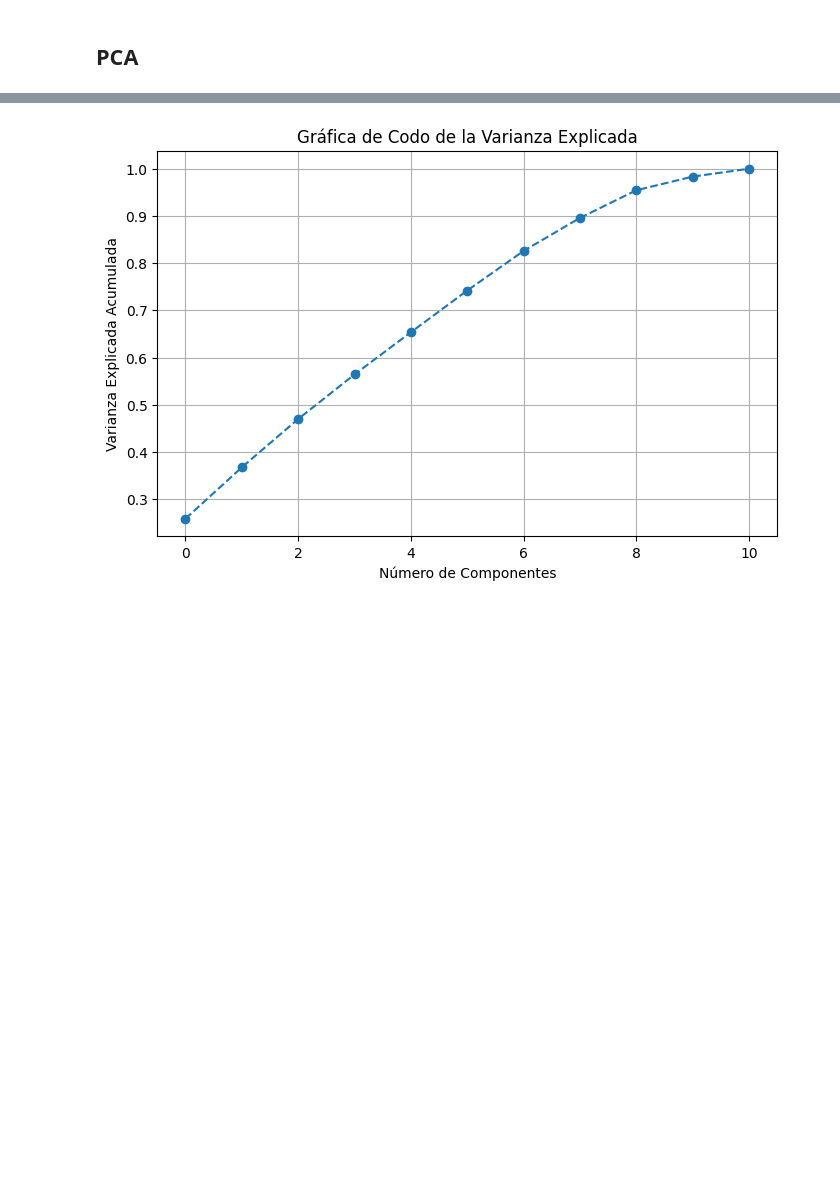
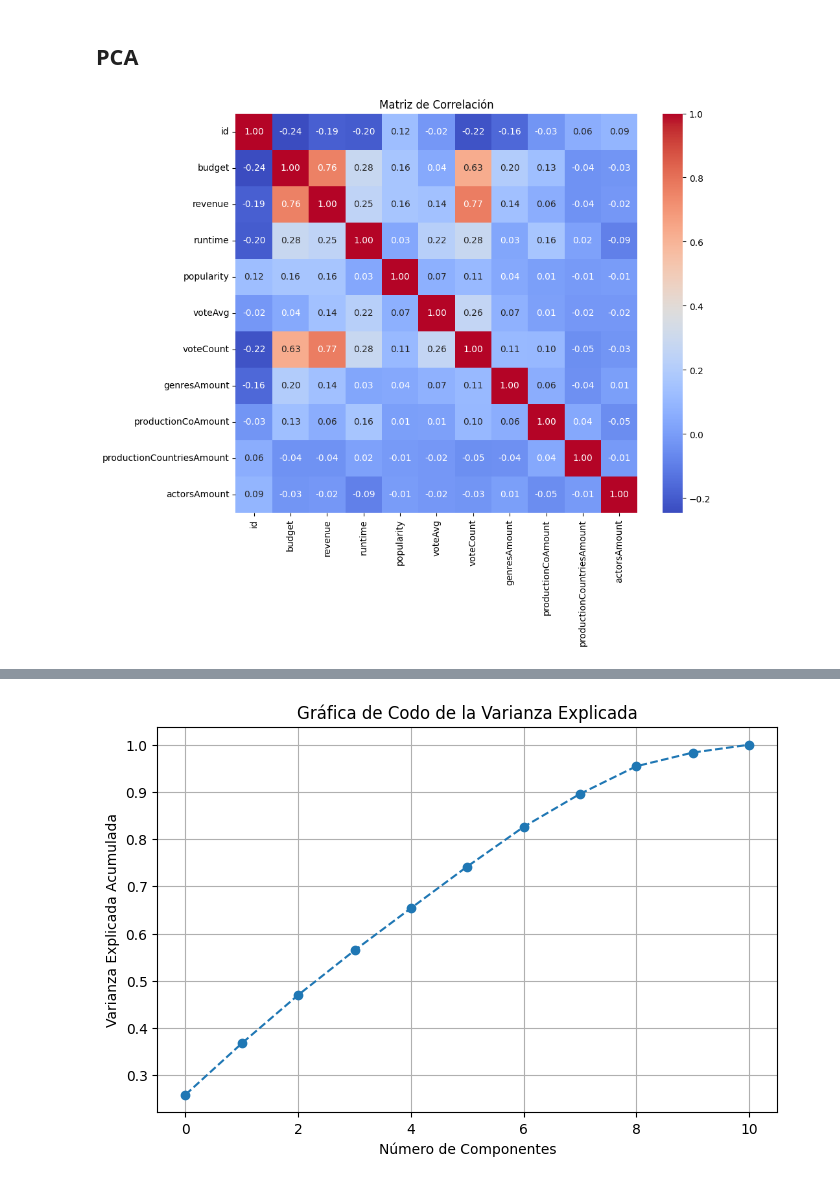
Before and after one commit to Diegoval-Dev/DM-PRY1-P2, a Jupyter notebook: Proyect1Part2.ipynb, the cells around one changed output, grey strips where cells are left out. Saved outputs shown, nothing was run; the diff lists cells and outputs as text; code cells hidden in the pictures; blank space fills up the shorter version.

Commit message:
feat: include corelation matrix for analysis

```diff
--- a/Proyect1Part2.ipynb
+++ b/Proyect1Part2.ipynb
@@ -412,40 +412,59 @@ For Reparto with n_clusters = 3, silhouette score: 0.6467329629522973
 # %% [markdown]
 ## PCA
 # %%
+
+import pandas as pd
+import numpy as np
+import matplotlib.pyplot as plt
+import seaborn as sns
+from sklearn.decomposition import PCA
+from sklearn.preprocessing import StandardScaler
+
+
 file_path = "./movies.csv"
 df = pd.read_csv(file_path, encoding="latin1")
+
 
 numeric_cols = df.select_dtypes(include=[np.number]).columns
 X = df[numeric_cols].dropna()
 
+
+corr_matrix = X.corr()
+plt.figure(figsize=(10, 8))
+sns.heatmap(corr_matrix, annot=True, cmap="coolwarm", fmt=".2f")
+plt.title("Matriz de Correlación")
+plt.show()
+
+kmo_all, kmo_model = calculate_kmo(X)
+print("Índice KMO:", kmo_model)
+
+chi_square_value, p_value = calculate_bartlett_sphericity(X)
+print("Test de esfericidad de Bartlett: chi2 =", chi_square_value, "p-value =", p_value)
+
 scaler = StandardScaler()
 X_scaled = scaler.fit_transform(X)
-
-kmo_all, kmo_model = calculate_kmo(X_scaled)
-chi_square_value, p_value = calculate_bartlett_sphericity(X_scaled)
-print("Índice KMO:", kmo_model)
-print("Bartlett's test: chi2 =", chi_square_value, "p-value =", p_value)
 
 pca = PCA()
 components = pca.fit_transform(X_scaled)
 
 plt.figure(figsize=(8, 5))
 plt.plot(np.cumsum(pca.explained_variance_ratio_), marker='o', linestyle='--')
 plt.xlabel('Número de Componentes')
 plt.ylabel('Varianza Explicada Acumulada')
 plt.title('Gráfica de Codo de la Varianza Explicada')
 plt.grid(True)
 plt.show()
 
 n_components = np.argmax(np.cumsum(pca.explained_variance_ratio_) >= 0.8) + 1
-print("Número de componentes seleccionados:", n_components)
+print("Número de componentes seleccionados para explicar al menos el 80% de la varianza:", n_components)
 
 pca_final = PCA(n_components=n_components)
 components_final = pca_final.fit_transform(X_scaled)
 
 loadings = pd.DataFrame(pca_final.components_.T,
                         columns=[f'PC{i+1}' for i in range(n_components)],
                         index=numeric_cols)
-print("Cargas de los Componentes Principales:")
+print("Cargas (coeficientes) de los Componentes Principales:")
 print(loadings)
 # %% [output]
+[figure, new version]
@@ -454 +473 @@ Bartlett's test: chi2 = 22861.17447213069 p-value = 0.0
-[figure, old version]
+[figure, added]
```
Also changed, not shown: parts of 1 cell of this notebook.
